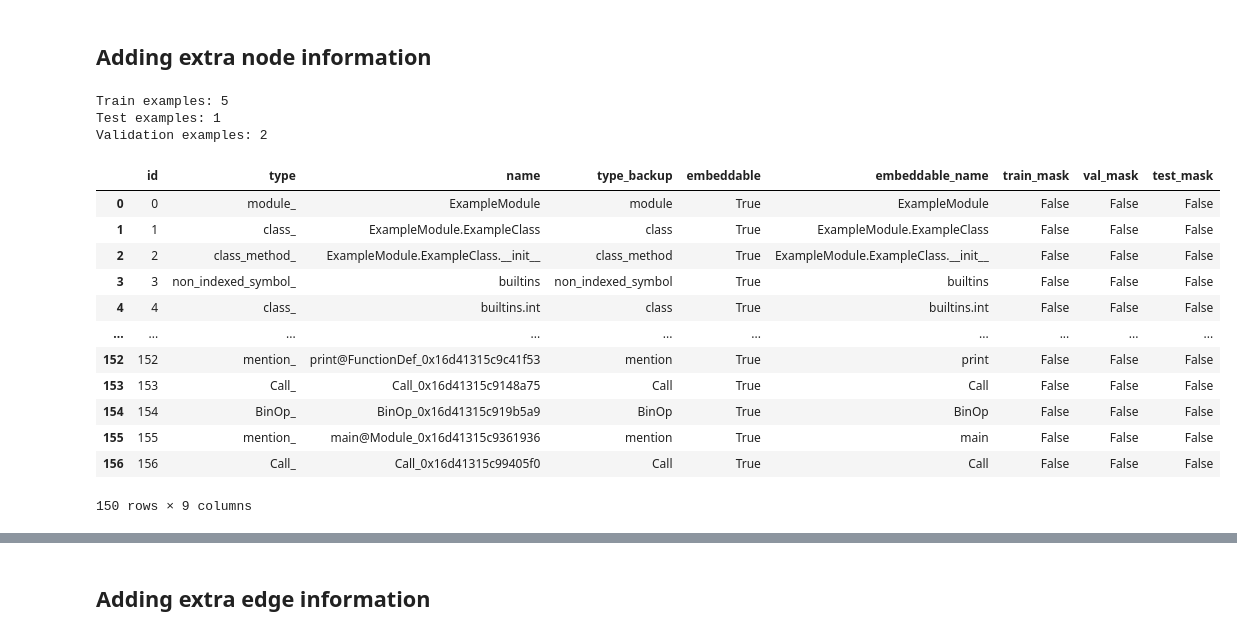
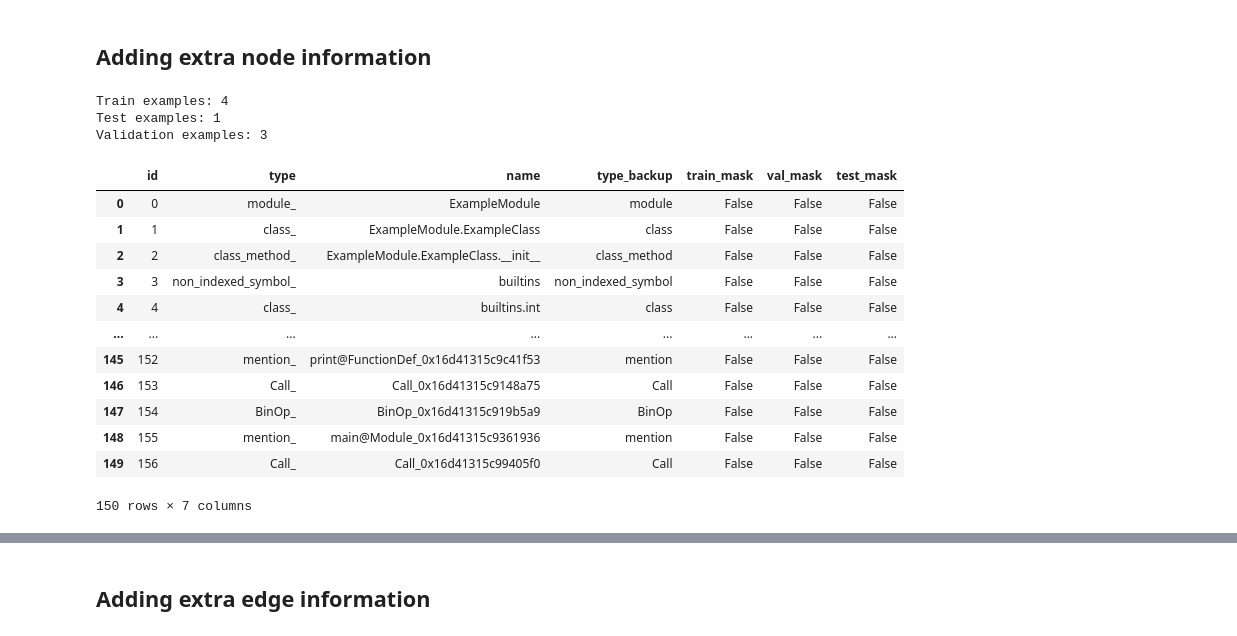
Before and after one commit to VitalyRomanov/method-embedding, a Jupyter notebook: examples/Node Classification.ipynb, the cells around one changed output, grey strips where cells are left out. Saved outputs shown, nothing was run; the diff lists cells and outputs as text; code cells hidden in the pictures.

Commit message:
fixed extension detection, updated example

```diff
--- a/examples/Node Classification.ipynb
+++ b/examples/Node Classification.ipynb
@@ -18,5 +48,5 @@ import dgl, torch
 # %%
-nodes, edges = load_data("small_graph/common_nodes.bz2", "small_graph/common_edges.bz2")
+nodes, edges = load_data("small_graph/common_nodes.json", "small_graph/common_edges.json")
 # %%
 print("Nodes dtypes:\n", nodes.dtypes)
 print()
@@ -85,7 +115,7 @@ edges = edges[["id", "type", "src", "dst"]]
 # %% [markdown]
 ## Reading type annotations
 # %%
-type_annotations = unpersist("small_graph/type_annotations.bz2").query("src in @node_ids", local_dict={"node_ids": nodes["id"]})
+type_annotations = unpersist("small_graph/type_annotations.json").query("src in @node_ids", local_dict={"node_ids": nodes["id"]})
 type_annotations
 # %% [output]
 |  | src | dst |
@@ -128,7 +162,7 @@ edges_ast
 # %%
 def ensure_connectedness(nodes, edges):
     """
-    Filtering isolated nodes
+    Filter isolated nodes
     :param nodes: DataFrame
     :param edges: DataFrame
     :return:
@@ -150,18 +184,24 @@ assert all(edges.eval("dst in @node_ids", local_dict={"node_ids": nodes["id"]}))
 ## Adding extra node information
 # %%
 def format_node_types(nodes):
-    nodes = nodes.copy()
+    """
+    DGL confuses some node types with internal objects, need to change current type names
+    """
+    nodes = nodes.copy()  # copying is slow for large datasets, prefer in-place operations
     nodes['type_backup'] = nodes['type']
     nodes['type'] = nodes['type'].apply(lambda x: f"{x}_")
     # nodes['type'] = "node_"
     # nodes = nodes.astype({'type': 'category'})
     return nodes
 
-def add_embedding_names(nodes):
-    nodes = nodes.copy()
-    nodes["embeddable"] = True
-    nodes["embeddable_name"] = nodes["name"].apply(SourceGraphDataset.get_embeddable_name)
-    return nodes
+# def add_embedding_names(nodes):
+#     """
+#     Embedding names are used for initial embeddings (layer 0)
+#     """
+#     nodes = nodes.copy()
+#     nodes["embeddable"] = True
+#     nodes["embeddable_name"] = nodes["name"].apply(SourceGraphDataset.get_embeddable_name)
+#     return nodes
 
 def add_splits(nodes, train_frac, restricted_id_pool=None):
     nodes = nodes.copy()
@@ -176,13 +216,16 @@ def add_splits(nodes, train_frac, restricted_id_pool=None):
             return "test"
 
     import numpy as np
+    # define partitioning
     masks = np.array([random_partition() for _ in range(len(nodes))])
 
+    # create masks
     nodes["train_mask"] = masks == "train"
     nodes["val_mask"] = masks == "val"
     nodes["test_mask"] = masks == "test"
 
     if restricted_id_pool is not None:
+        # if `restricted_id_pool` is provided, mask all nodes not in `restricted_id_pool` negatively
         to_keep = nodes.eval("id in @restricted_ids", local_dict={"restricted_ids": restricted_id_pool})
         nodes["train_mask"] = nodes["train_mask"] & to_keep
         nodes["test_mask"] = nodes["test_mask"] & to_keep
@@ -190,27 +233,27 @@ def add_splits(nodes, train_frac, restricted_id_pool=None):
 
     return nodes
 # %%
-nodes = add_splits(add_embedding_names(format_node_types(nodes)), 0.5, restricted_id_pool=type_annotations["src"])
+nodes = add_splits(format_node_types(nodes), 0.5, restricted_id_pool=type_annotations["src"])
 print("Train examples:", len(nodes.query("train_mask == True")))
 print("Test examples:", len(nodes.query("test_mask == True")))
 print("Validation examples:", len(nodes.query("val_mask == True")))
 nodes
 # %% [output]
-Train examples: 5
+Train examples: 4
 Test examples: 1
-Validation examples: 2
+Validation examples: 3
-|  | id | type | name | type_backup | embeddable | embeddable_name | train_mask | val_mask | test_mask |
-| 0 | 0 | module_ | ExampleModule | module | True | ExampleModule | False | False | False |
-| 1 | 1 | class_ | ExampleModule.ExampleClass | class | True | ExampleModule.ExampleClass | False | False | False |
-| 2 | 2 | class_method_ | ExampleModule.ExampleClass.__init__ | class_method | True | ExampleModule.ExampleClass.__init__ | False | False | False |
-| 3 | 3 | non_indexed_symbol_ | builtins | non_indexed_symbol | True | builtins | False | False | False |
-| 4 | 4 | class_ | builtins.int | class | True | builtins.int | False | False | False |
-| ... | ... | ... | ... | ... | ... | ... | ... | ... | ... |
-| 152 | 152 | mention_ | print@FunctionDef_0x16d41315c9c41f53 | mention | True | print | False | False | False |
-| 153 | 153 | Call_ | Call_0x16d41315c9148a75 | Call | True | Call | False | False | False |
-| 154 | 154 | BinOp_ | BinOp_0x16d41315c919b5a9 | BinOp | True | BinOp | False | False | False |
-| 155 | 155 | mention_ | main@Module_0x16d41315c9361936 | mention | True | main | False | False | False |
-| 156 | 156 | Call_ | Call_0x16d41315c99405f0 | Call | True | Call | False | False | False |
+|  | id | type | name | type_backup | train_mask | val_mask | test_mask |
+| 0 | 0 | module_ | ExampleModule | module | False | False | False |
+| 1 | 1 | class_ | ExampleModule.ExampleClass | class | False | False | False |
+| 2 | 2 | class_method_ | ExampleModule.ExampleClass.__init__ | class_method | False | False | False |
+| 3 | 3 | non_indexed_symbol_ | builtins | non_indexed_symbol | False | False | False |
+| 4 | 4 | class_ | builtins.int | class | False | False | False |
+| ... | ... | ... | ... | ... | ... | ... | ... |
+| 145 | 152 | mention_ | print@FunctionDef_0x16d41315c9c41f53 | mention | False | False | False |
+| 146 | 153 | Call_ | Call_0x16d41315c9148a75 | Call | False | False | False |
+| 147 | 154 | BinOp_ | BinOp_0x16d41315c919b5a9 | BinOp | False | False | False |
+| 148 | 155 | mention_ | main@Module_0x16d41315c9361936 | mention | False | False | False |
+| 149 | 156 | Call_ | Call_0x16d41315c99405f0 | Call | False | False | False |
-150 rows × 9 columns
+150 rows × 7 columns
 # %%
 def add_type_dependent_dense_ids_to_nodes(nodes):
```
Also changed, not shown: parts of 23 cells of this notebook, 1 other file.
